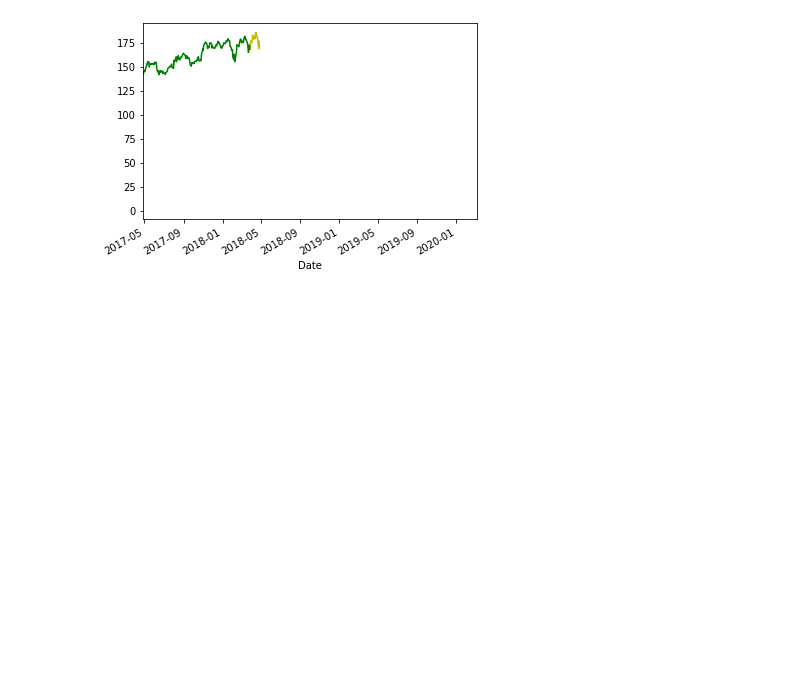
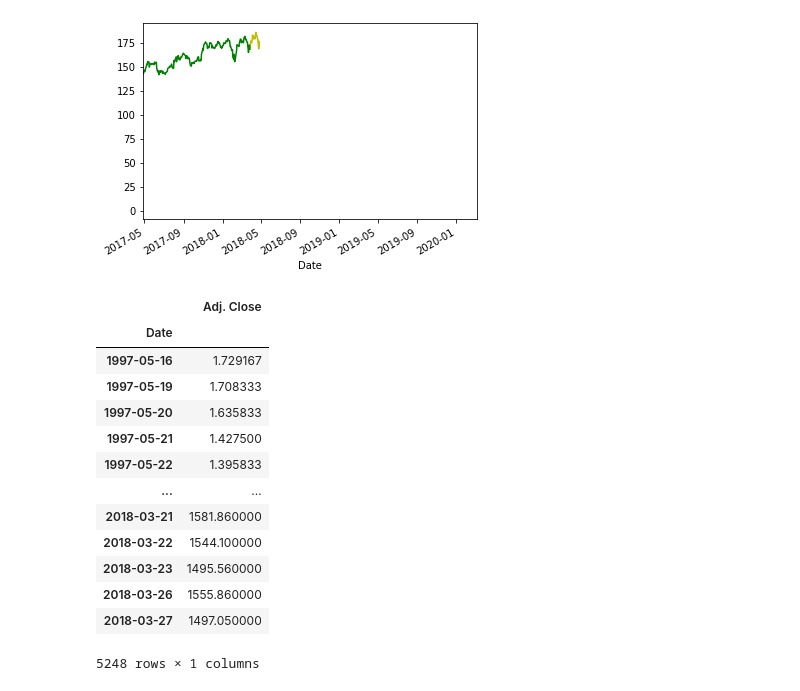
Before and after one commit to qmogh/ML-Linear-Regression-Stock-Prices, a Jupyter notebook: Untitled.ipynb, the cells around one changed output. Cells and saved outputs as stored; diff of their text form; code cells hidden in the pictures; blank space fills up the shorter version.

```diff
--- a/Untitled.ipynb
+++ b/Untitled.ipynb
@@ -87,3 +68,24 @@ DatetimeIndex(['2018-03-28', '2018-03-29', '2018-03-30', '2018-03-31',
               dtype='datetime64[ns]', freq='D')
 (17282.0, 18329.45)
 [figure]
+# %%
+quandl.ApiConfig.api_key = 'cgscs59ZJPZ2HoxP8iFK'
+
+df = quandl.get('WIKI/AMZN')
+df = df[['Adj. Close']]
+df
+# %% [output]
+|  | Adj. Close |
+| Date |  |
+| 1997-05-16 | 1.729167 |
+| 1997-05-19 | 1.708333 |
+| 1997-05-20 | 1.635833 |
+| 1997-05-21 | 1.427500 |
+| 1997-05-22 | 1.395833 |
+| ... | ... |
+| 2018-03-21 | 1581.860000 |
+| 2018-03-22 | 1544.100000 |
+| 2018-03-23 | 1495.560000 |
+| 2018-03-26 | 1555.860000 |
+| 2018-03-27 | 1497.050000 |
+5248 rows × 1 columns
```
Also changed, not shown: parts of 2 cells of this notebook.
